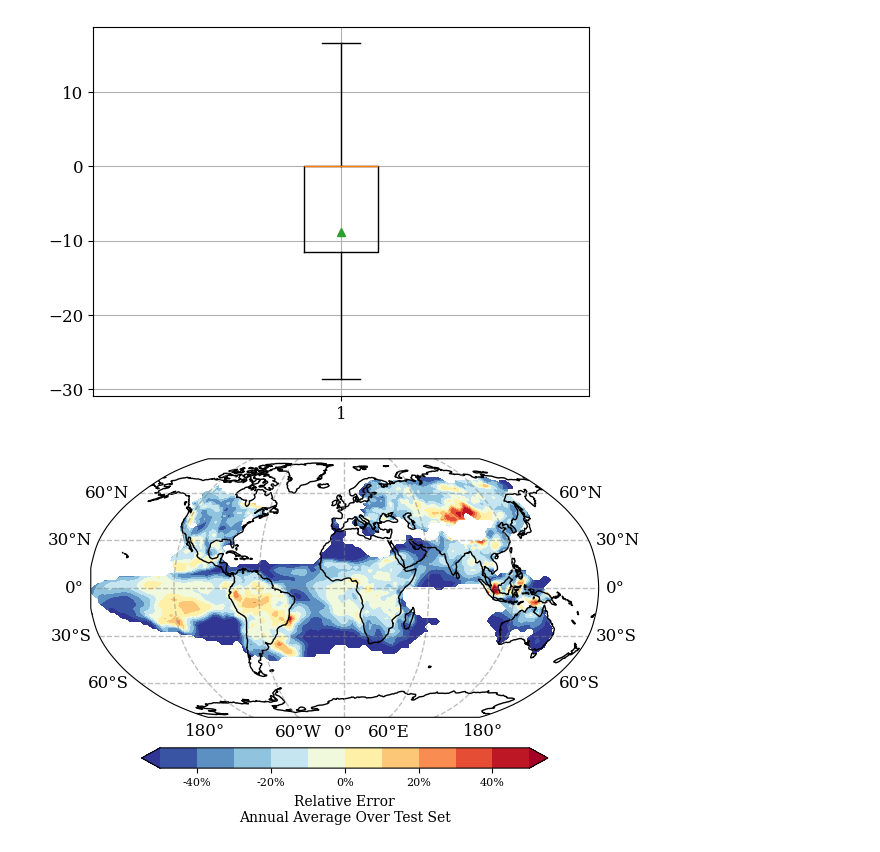
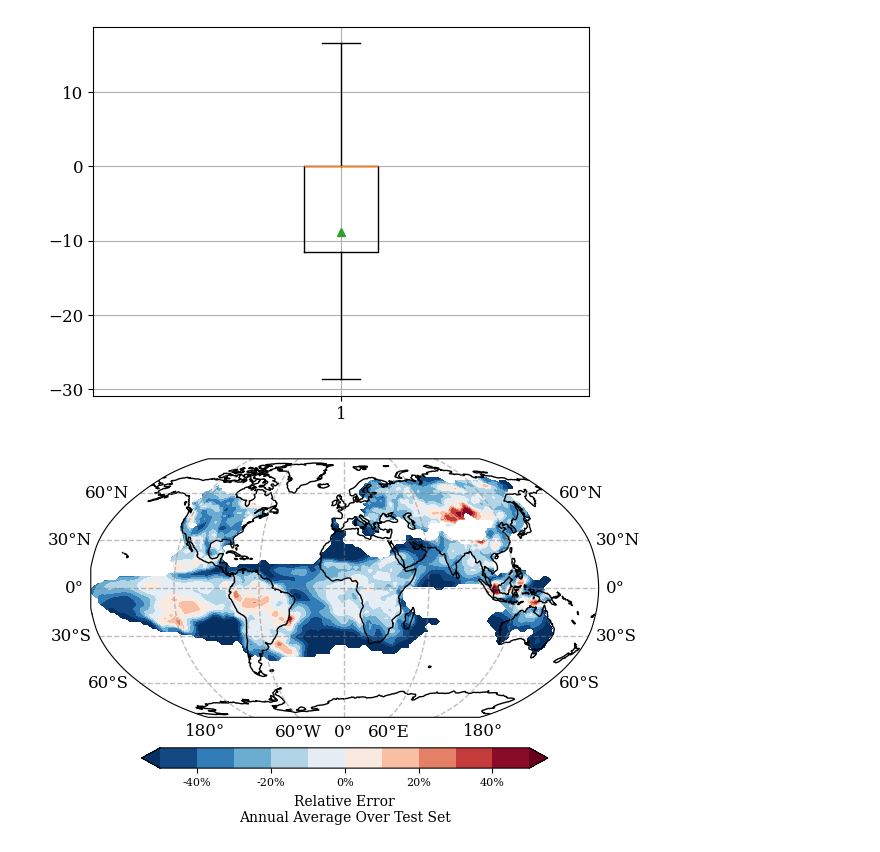
Before and after one commit to smhassanerfani/nasa-niswan, a Jupyter notebook: test.ipynb, the cells around one changed output. Drawn from its saved outputs; the diff is of its cells as text; code cells hidden in the pictures.

```diff
--- a/test.ipynb
+++ b/test.ipynb
@@ -857,38 +857,38 @@ im1 = ax1.contourf(
     lon, lat, data,
     transform=ccrs.PlateCarree(),
     levels=bounds,
-    cmap='RdYlBu_r', extend='both'
+    cmap='RdBu_r', extend='both'
 )
 
 # ax1.add_feature(cfeature.LAND, color='gray')
 # ax1.add_feature(cfeature.OCEAN, color='lightblue')
 # ax1.add_feature(cfeature.COASTLINE, edgecolor='black')
 # ax1.add_feature(cfeature.BORDERS, linestyle=':', edgecolor='black')
 
 
 gl1 = ax1.gridlines(crs=ccrs.PlateCarree(), draw_labels=True, linewidth=1, color='gray', alpha=0.5, linestyle='--')
 gl1.top_labels = False
 
 # Add an individual colorbar for each subplot
 cbar = plt.colorbar(im1, ax=ax1, orientation='horizontal', pad=0.02, shrink=0.8)
 cbar.set_label('Relative Error' '\n' r'Annual Average Over Test Set', rotation=0, labelpad=5, fontsize=10)
 cbar.ax.tick_params(labelsize=8)  # Adjust the font size here
 # cbar.set_ticks(bounds)  # Explicitly set the ticks
 
 # formatter = ticker.ScalarFormatter(useMathText=True)
 # formatter.set_scientific(True)
 # formatter.set_powerlimits((-3, 3))
 
 # Format the colorbar labels as percentages
 # cbar.ax.xaxis.set_major_formatter(ticker.FuncFormatter(formatter))
 cbar.ax.xaxis.set_major_formatter(ticker.FuncFormatter(lambda x, _: f'{x:.0%}'))
 
 if save_figure:
     plt.savefig(os.path.join(snapshot_dir, '06-relative_error.png'))
 
 plt.show()
 # %% [output]
-[figure, old version]
+[figure, new version]
 # %%
 
 from sklearn.metrics import r2_score
```
Also changed, not shown: parts of 9 cells of this notebook.
